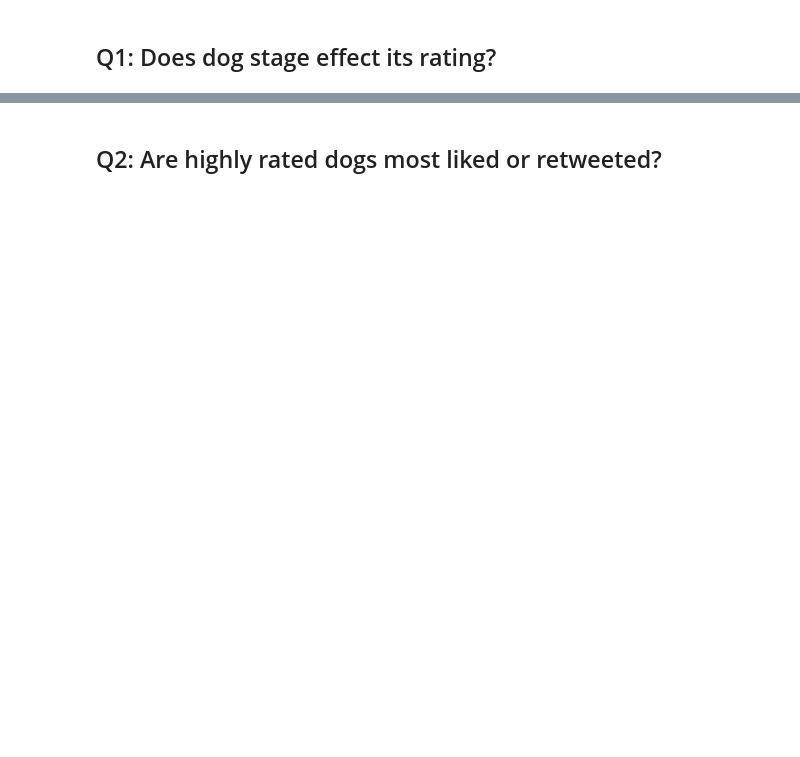
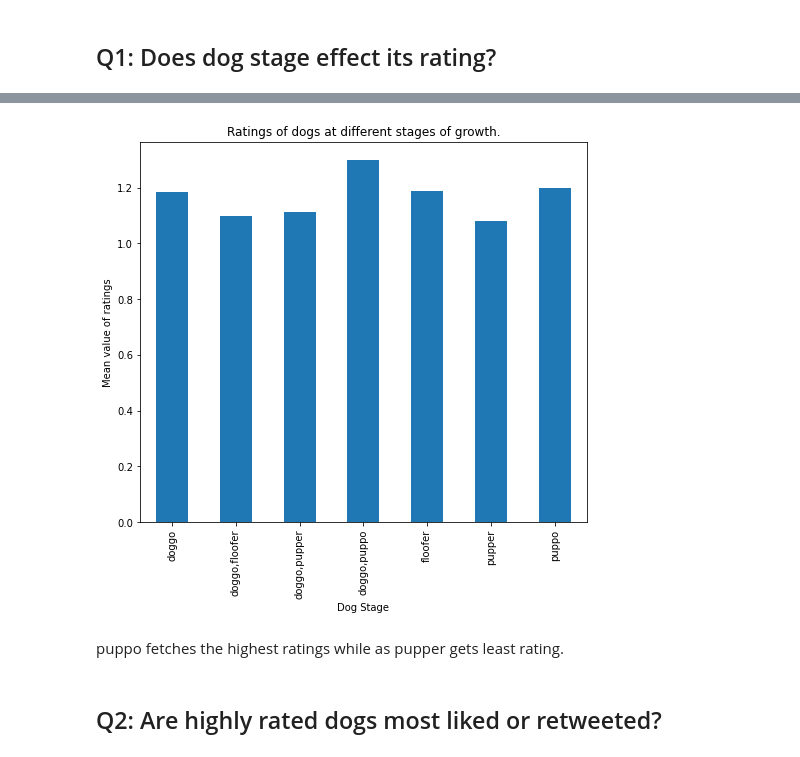
Before and after one commit to SidraEffendi/data-wrangling, a Jupyter notebook: wrangle_act.ipynb, the cells around one changed output, grey strips where cells are left out. Saved outputs shown, nothing was run; the diff lists cells and outputs as text; code cells hidden in the pictures; blank space fills up the shorter version.

```diff
--- a/wrangle_act.ipynb
+++ b/wrangle_act.ipynb
@@ -931,3 +948,6 @@ t_archive_clean.groupby('dog_stage')['rating'].hist(figsize=(20,10));
 ## Q1: Does dog stage effect its rating?
 # %%
 t_archive_clean.dog_stage.value_counts()
+# %%
+dog_stage_analysis = t_archive_clean.groupby('dog_stage').rating.mean()
+dog_stage_analysis
@@ -934,2 +964,11 @@ t_archive_clean.dog_stage.value_counts()
+# %%
+dog_stage_analysis.plot(kind = 'bar', figsize=(8,7));
+plt.title('Ratings of dogs at different stages of growth.')
+plt.xlabel('Dog Stage');
+plt.ylabel('Mean value of ratings');
+# %% [output]
+[figure, added]
+# %% [markdown]
+puppo fetches the highest ratings while as pupper gets least rating.
 # %% [markdown]
 ## Q2: Are highly rated dogs most liked or retweeted?
```
Also changed, not shown: parts of 7 cells of this notebook.
